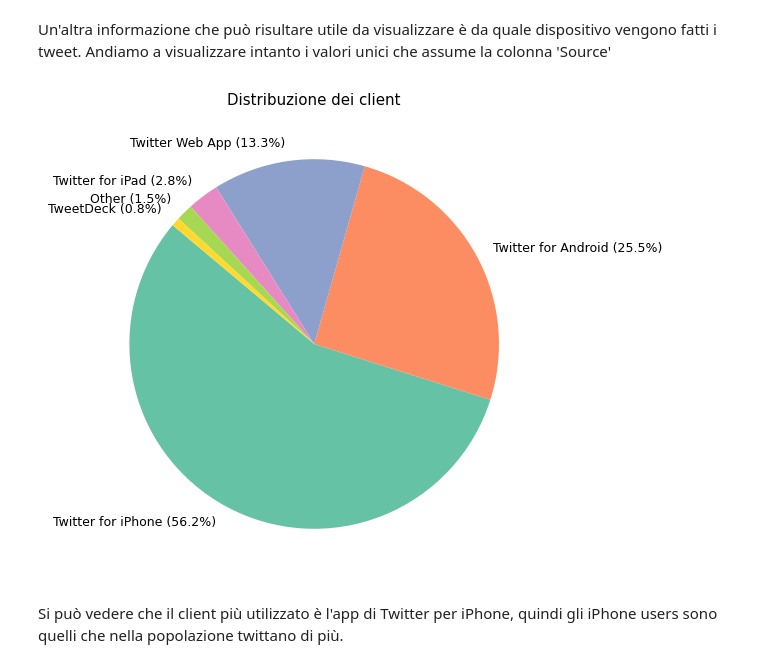
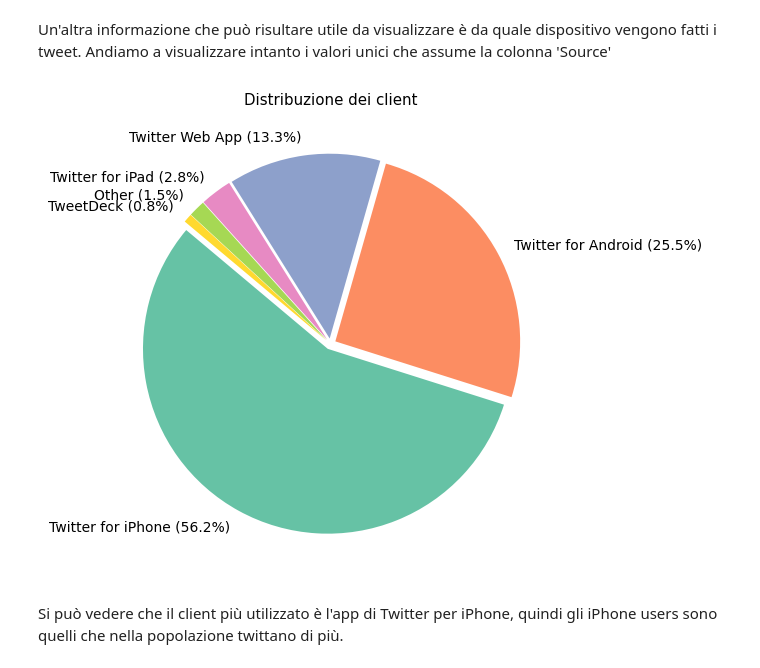
Before and after one commit to roby-ianny/IannelloSuffia_DataScienceProject, a Jupyter notebook: DataScienceProject.ipynb, the cells around one changed output. Cells and saved outputs as stored; diff of their text form; code cells hidden in the pictures.

```diff
--- a/DataScienceProject.ipynb
+++ b/DataScienceProject.ipynb
@@ -908,21 +908,22 @@ Un'altra informazione che può risultare utile da visualizzare è da quale dispo
 Andiamo a visualizzare intanto i valori unici che assume la colonna 'Source'
 # %%
 valori_client = wordle['Source'].value_counts()
+explode = np.ones(6)*0.03
 plt.figure(figsize=(6, 6))
-pie = plt.pie(valori_client, labels=valori_client.index, startangle=140, colors=colors)
+pie = plt.pie(valori_client, explode = explode, labels=valori_client.index, startangle=140, colors=colors)
 
 plt.rcParams['font.size'] = 9
 
 wedges, labels = pie[0], pie[1]
 
 for i, (wedge, label) in enumerate(zip(wedges, labels)):
     percentage = 100 * valori_client.iloc[i] / valori_client.sum()
     label.set_text(f"{label.get_text()} ({percentage:.1f}%)")
 
 plt.title('Distribuzione dei client')
 plt.show()
 # %% [output]
-[figure, old version]
+[figure, new version]
 # %% [markdown]
 Si può vedere che il client più utilizzato è l'app di Twitter per iPhone, quindi gli iPhone users sono quelli che nella popolazione twittano di più.
 # %% [markdown]
```
Also changed, not shown: parts of 13 cells of this notebook.
